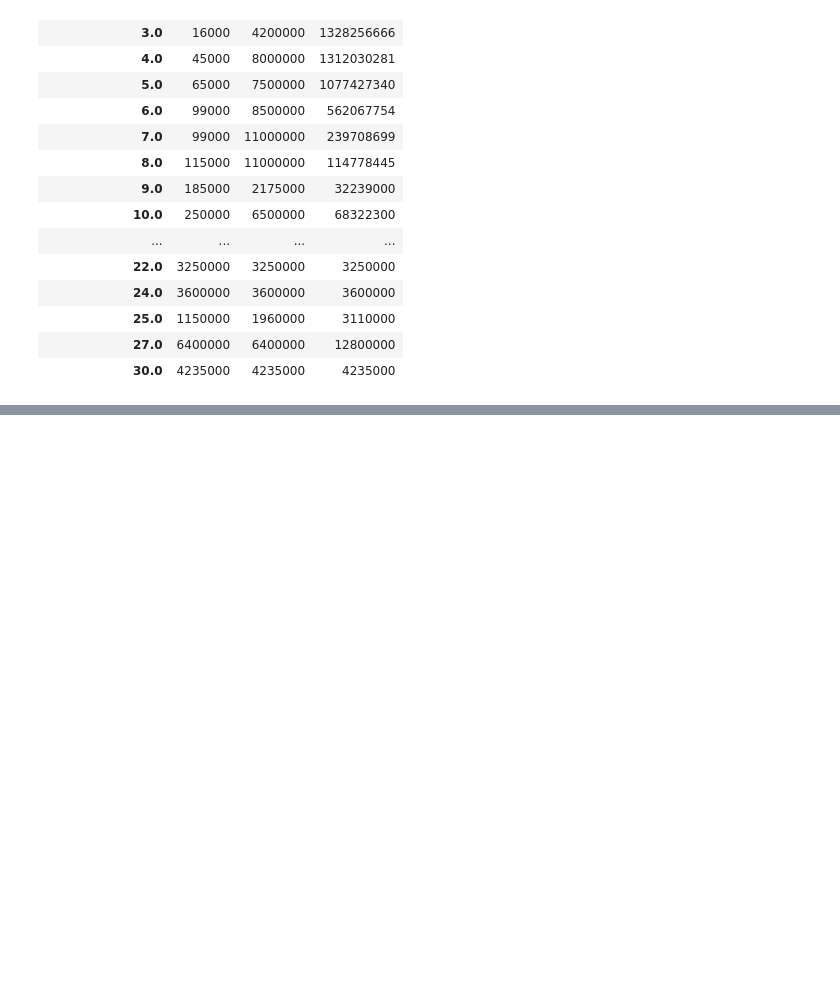
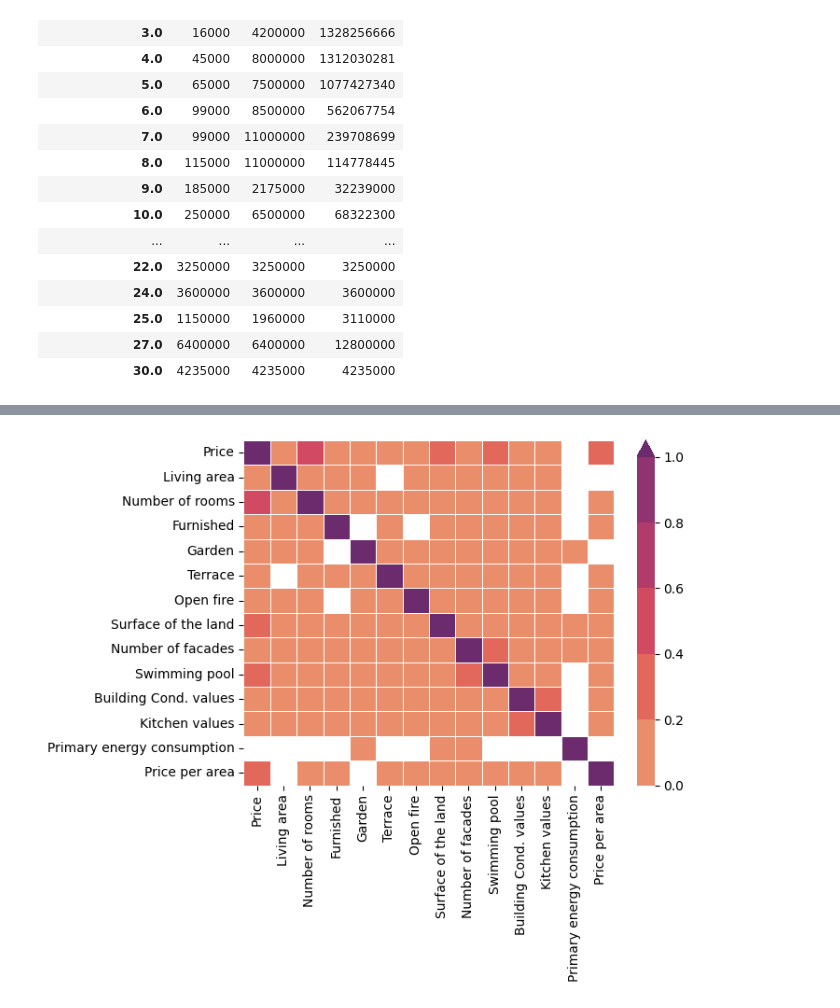
Before and after one commit to melikkekaya/challenge-data-analysis, a Jupyter notebook: analysis_melike.ipynb, the cells around one changed output, grey strips where cells are left out. Cells and saved outputs as stored; diff of their text form; code cells hidden in the pictures; blank space fills up the shorter version.

```diff
--- a/analysis_melike.ipynb
+++ b/analysis_melike.ipynb
@@ -181,0 +217,9 @@ house_target_data.groupby("Number of rooms")["Price"].agg([min,max,sum])
+# %%
+colors = sns.color_palette('flare', 6)
+levels = [0.0, 0.2, 0.4, 0.6, 0.8, 1.0]
+cmap, norm = matplotlib.colors.from_levels_and_colors(levels, colors, extend="max")
+sns.heatmap(corr, cmap = cmap, annot=False, linewidths=.5, norm=norm)
+
+plt.show()
+# %% [output]
+[figure, added]
```
Also changed, not shown: parts of 21 cells of this notebook.
